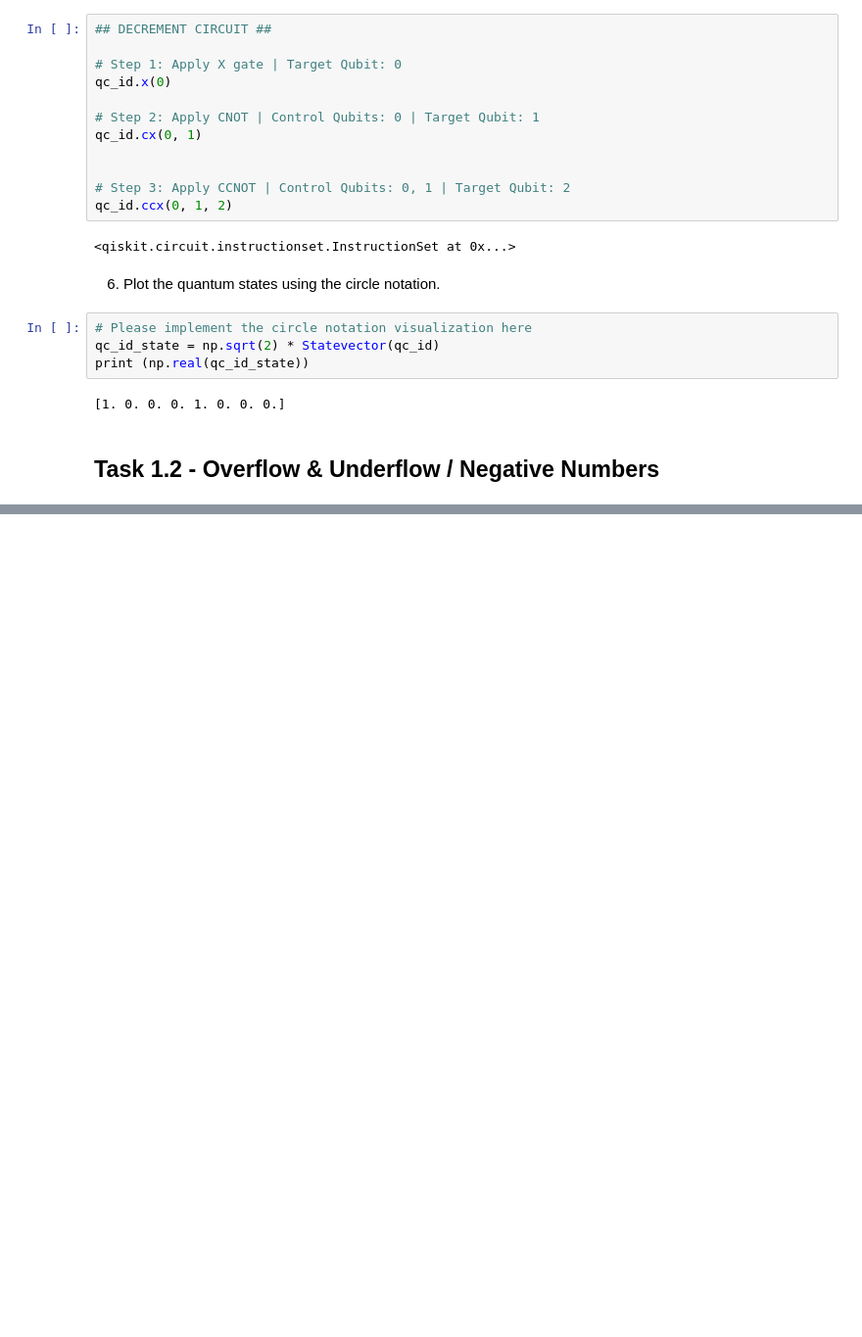
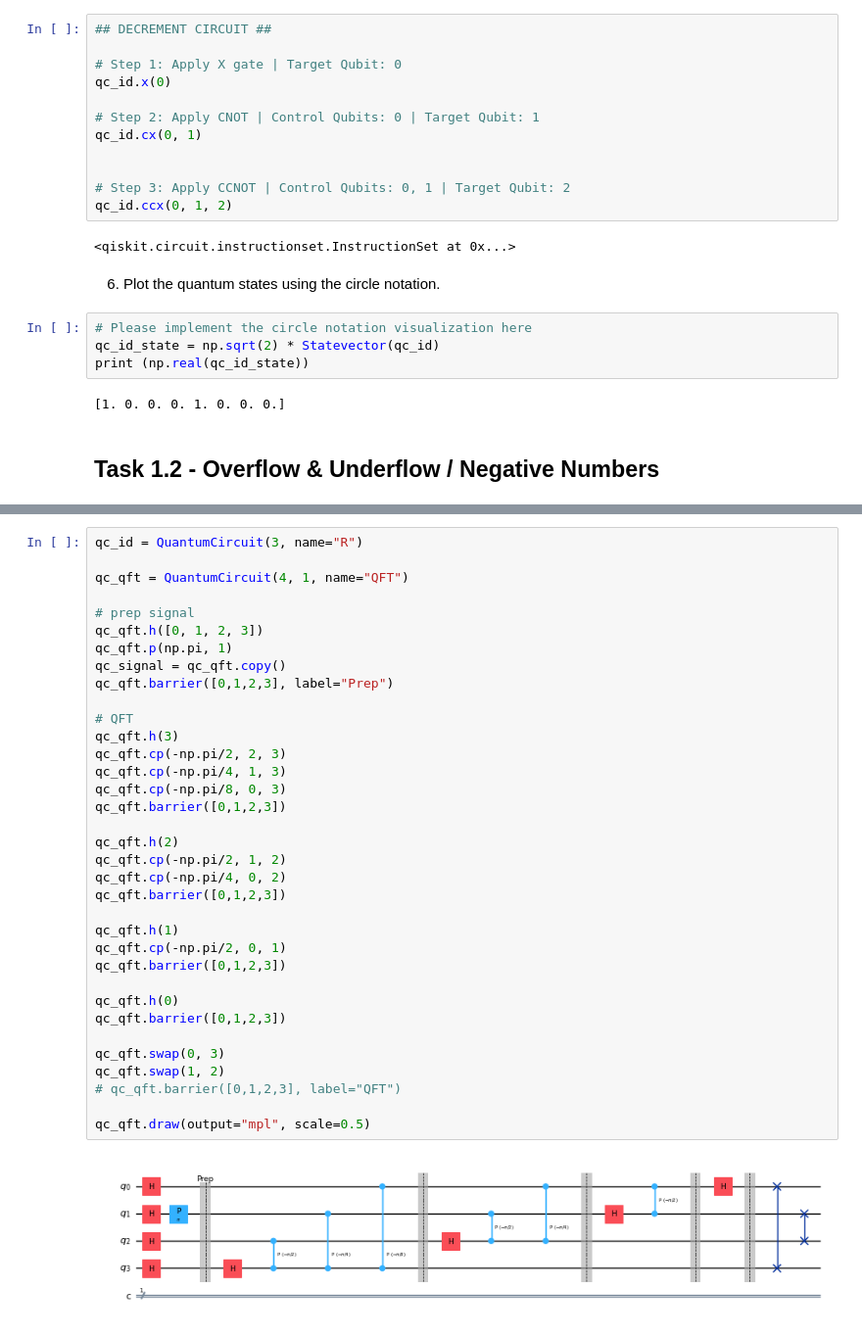
Before and after one commit to ScottMcHaffie/DD2367_Projects, a Jupyter notebook: DD2367_Assignment3.ipynb, the cells around one changed output, grey strips where cells are left out. Shown at 98% size. Saved outputs shown, nothing was run; the diff lists cells and outputs as text; blank space fills up the shorter version.

```diff
--- a/DD2367_Assignment3.ipynb
+++ b/DD2367_Assignment3.ipynb
@@ -98,0 +116,37 @@ print (np.real(qc_id_state))
+# %%
+qc_id = QuantumCircuit(3, name="R")
+
+qc_qft = QuantumCircuit(4, 1, name="QFT")
+
+# prep signal
+qc_qft.h([0, 1, 2, 3])
+qc_qft.p(np.pi, 1)
+qc_signal = qc_qft.copy()
+qc_qft.barrier([0,1,2,3], label="Prep")
+
+# QFT
+qc_qft.h(3)
+qc_qft.cp(-np.pi/2, 2, 3)
+qc_qft.cp(-np.pi/4, 1, 3)
+qc_qft.cp(-np.pi/8, 0, 3)
+qc_qft.barrier([0,1,2,3])
+
+qc_qft.h(2)
+qc_qft.cp(-np.pi/2, 1, 2)
+qc_qft.cp(-np.pi/4, 0, 2)
+qc_qft.barrier([0,1,2,3])
+
+qc_qft.h(1)
+qc_qft.cp(-np.pi/2, 0, 1)
+qc_qft.barrier([0,1,2,3])
+
+qc_qft.h(0)
+qc_qft.barrier([0,1,2,3])
+
+qc_qft.swap(0, 3)
+qc_qft.swap(1, 2)
+# qc_qft.barrier([0,1,2,3], label="QFT")
+
+qc_qft.draw(output="mpl", scale=0.5)
+# %% [output]
+[figure, added]
```
Also changed, not shown: parts of 7 cells of this notebook.
